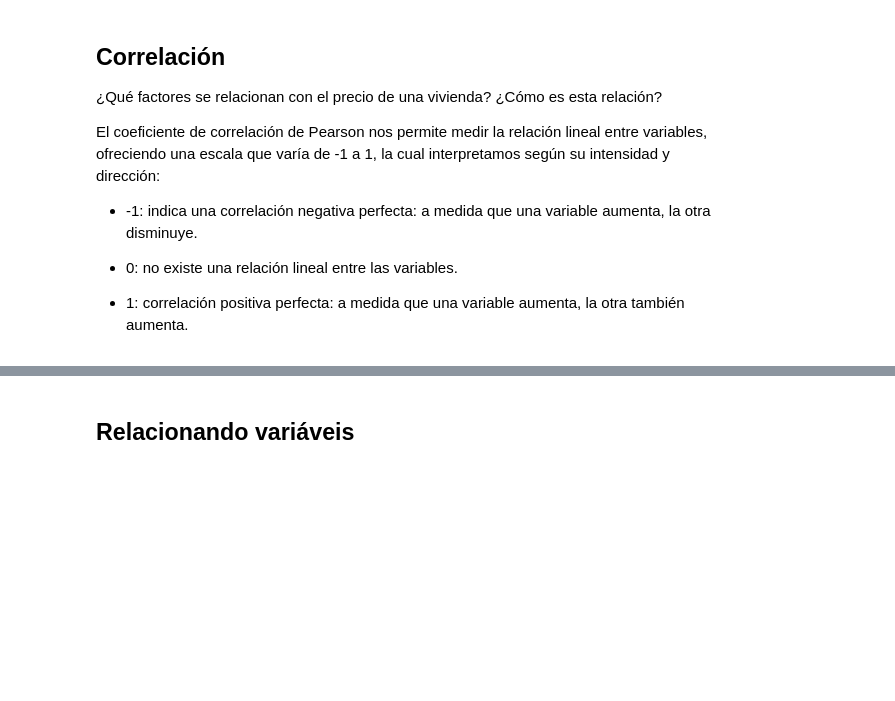
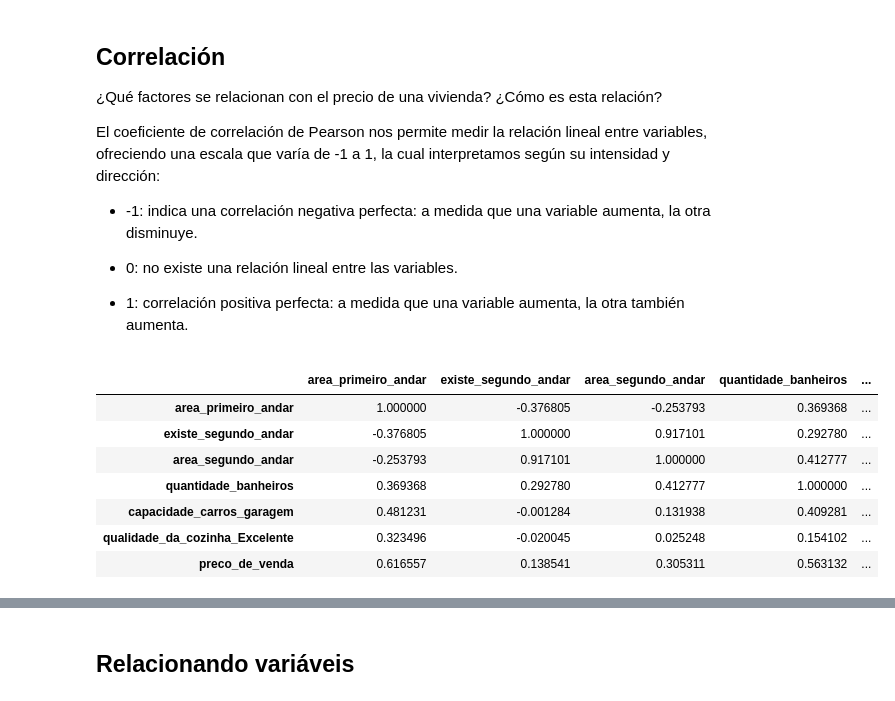
Before and after one commit to polargentino/ipynb-alura, a Jupyter notebook: notebooks/15-[Aula_1]_Preços_de_Imóveis_Utilizando_Regressão_Linear.ipynb, the cells around one changed output, grey strips where cells are left out. Saved outputs shown, nothing was run; the diff lists cells and outputs as text; code cells hidden in the pictures; blank space fills up the shorter version.

```diff
--- a/notebooks/15-[Aula_1]_Preços_de_Imóveis_Utilizando_Regressão_Linear.ipynb
+++ b/notebooks/15-[Aula_1]_Preços_de_Imóveis_Utilizando_Regressão_Linear.ipynb
@@ -122,3 +133,14 @@ El coeficiente de correlación de Pearson nos permite medir la relación lineal
 * 1: correlación positiva perfecta: a medida que una variable aumenta, la otra también aumenta.
 # %%
 # Correlación
+corr = datos.corr()
+corr
+# %% [output]
+|  | area_primeiro_andar | existe_segundo_andar | area_segundo_andar | quantidade_banheiros | ... |
+| area_primeiro_andar | 1.000000 | -0.376805 | -0.253793 | 0.369368 | ... |
+| existe_segundo_andar | -0.376805 | 1.000000 | 0.917101 | 0.292780 | ... |
+| area_segundo_andar | -0.253793 | 0.917101 | 1.000000 | 0.412777 | ... |
+| quantidade_banheiros | 0.369368 | 0.292780 | 0.412777 | 1.000000 | ... |
+| capacidade_carros_garagem | 0.481231 | -0.001284 | 0.131938 | 0.409281 | ... |
+| qualidade_da_cozinha_Excelente | 0.323496 | -0.020045 | 0.025248 | 0.154102 | ... |
+| preco_de_venda | 0.616557 | 0.138541 | 0.305311 | 0.563132 | ... |
```
Also changed, not shown: parts of 4 cells of this notebook.
